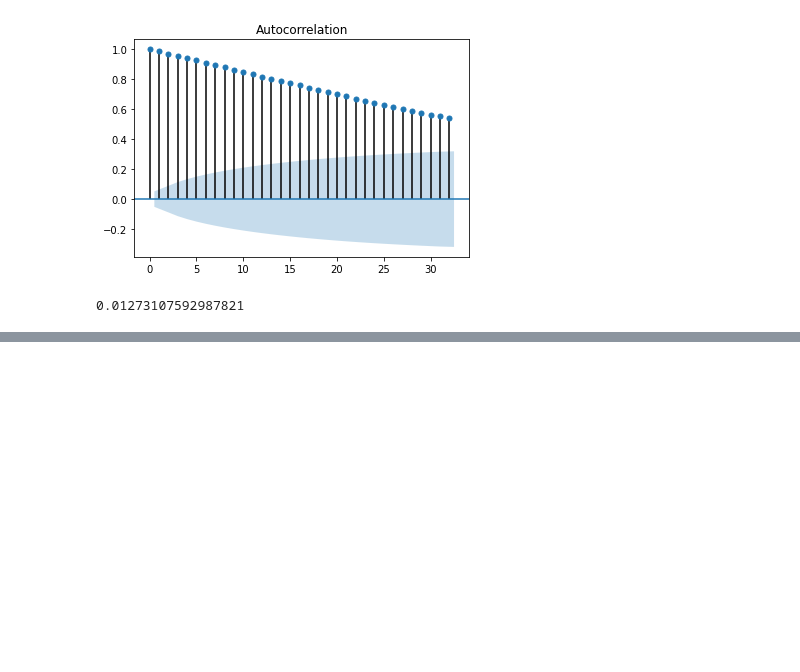
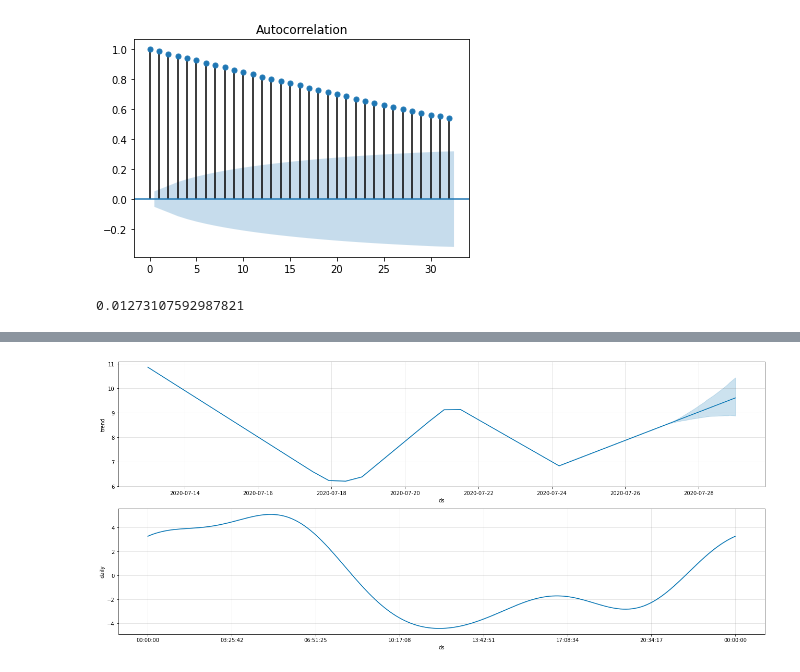
Before and after one commit to pad0910/Python2A, a Jupyter notebook: Dzien12/pad0910_prophet.ipynb, the cells around one changed output, grey strips where cells are left out. Saved outputs shown, nothing was run; the diff lists cells and outputs as text; code cells hidden in the pictures; blank space fills up the shorter version.

```diff
--- a/Dzien12/pad0910_prophet.ipynb
+++ b/Dzien12/pad0910_prophet.ipynb
@@ -158,0 +185,5 @@ Requirement already satisfied: cycler>=0.10 in /usr/local/lib/python3.7/dist-pac
+# %%
+model.plot_components(forecast, figsize=(18,8))
+plt.show()
+# %% [output]
+[figure, added]
```
Also changed, not shown: parts of 13 cells of this notebook.
